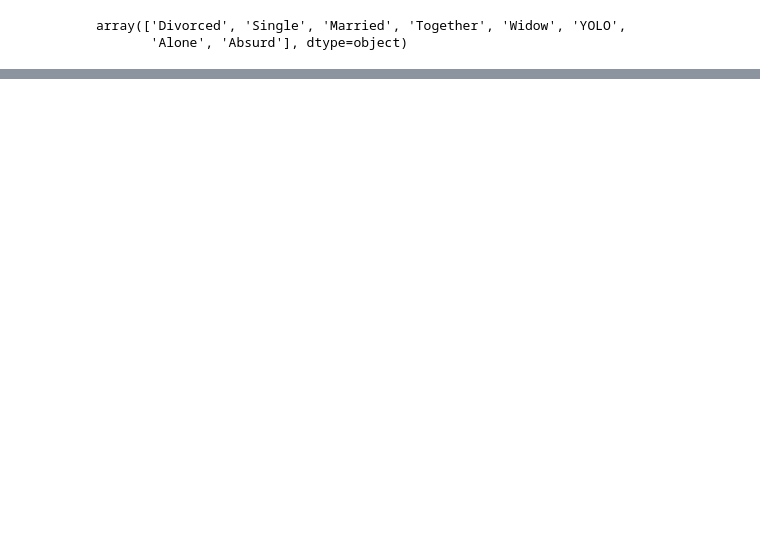
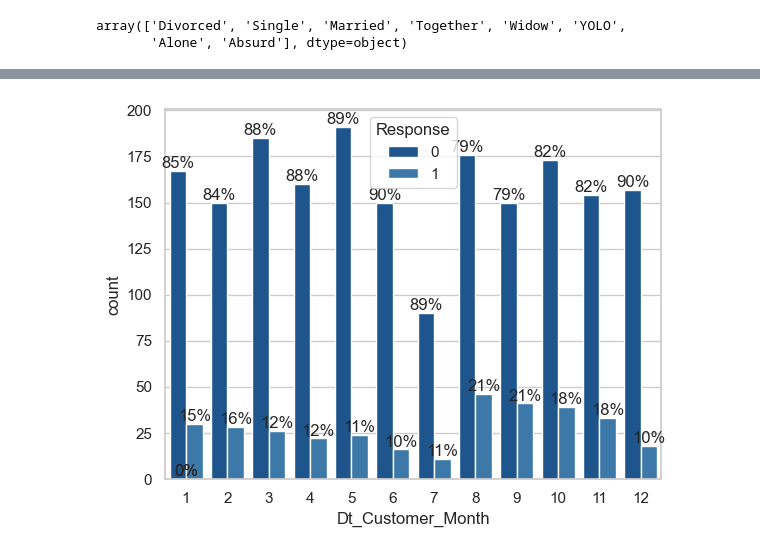
Before and after one commit to FemasAriandaRizki/marketing_analisis, a Jupyter notebook: marketing_analysis.ipynb, the cells around one changed output, grey strips where cells are left out. Cells and saved outputs as stored; diff of their text form; code cells hidden in the pictures; blank space fills up the shorter version.

```diff
--- a/marketing_analysis.ipynb
+++ b/marketing_analysis.ipynb
@@ -331,0 +365,8 @@ df['Marital_Status'] = df['Marital_Status'].apply(lambda x: 'Single' if str(x) i
+# %%
+df['Dt_Customer_Month'] = df['Dt_Customer'].dt.month
+df['Dt_Customer_Year'] = df['Dt_Customer'].dt.year
+# %%
+ax = sns.countplot(x='Dt_Customer_Month', hue='Response', data=df)
+barPerc(df, 'Dt_Customer_Month', ax)
+# %% [output]
+[figure, added]
```
Also changed, not shown: parts of 8 cells of this notebook.
